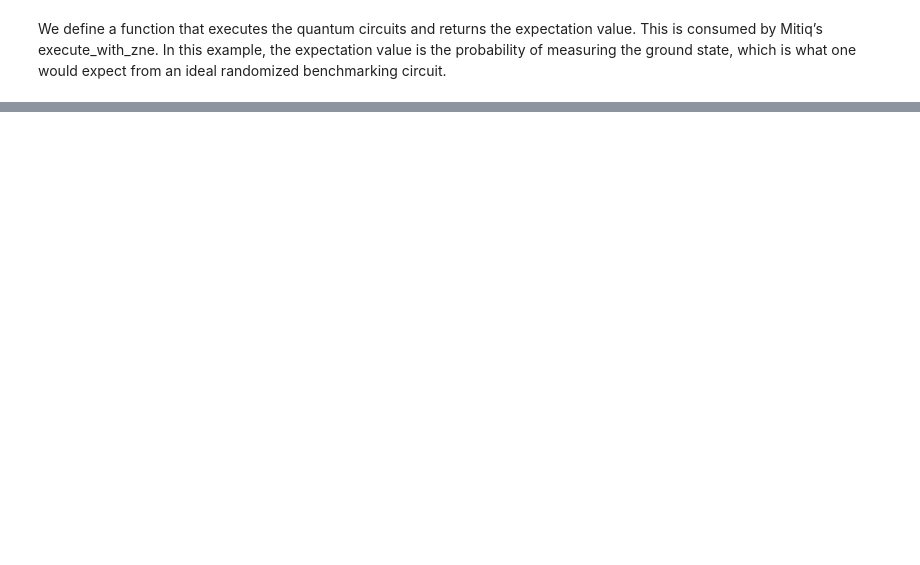
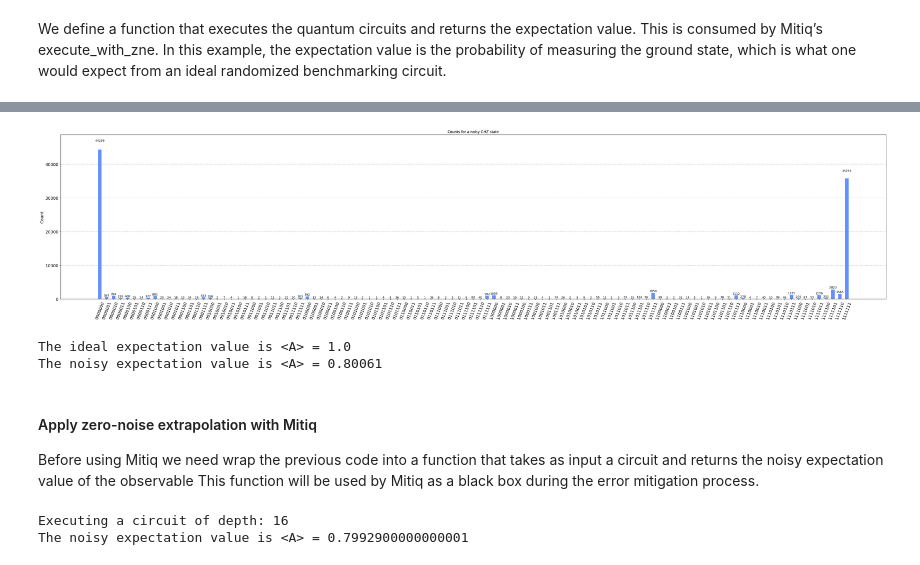
Before and after one commit to AlexandrosPeltekis/ErrorMit, a Jupyter notebook: mitiq_testing_ella.ipynb, the cells around one changed output, grey strips where cells are left out. Drawn from its saved outputs; the diff is of its cells as text; code cells hidden in the pictures; blank space fills up the shorter version.

```diff
--- a/mitiq_testing_ella.ipynb
+++ b/mitiq_testing_ella.ipynb
@@ -105,0 +284,40 @@ SyntaxError: invalid syntax (3528599804.py, line 1)
+# %%
+# We now execute the same circuit on a noisy backend (a classical emulator of a real QPU)
+
+noisy_backend = FakeJakarta() # QPU emulator
+
+# Compile the circuit into the native gates of the backend
+compiled_circuit = transpile(circuit_to_run, noisy_backend)
+
+# Run the simulation on the noisy backend
+
+noisy_job = execute(compiled_circuit, noisy_backend, shots=shots)
+noisy_result = noisy_job.result()
+noisy_counts = noisy_result.get_counts()
+
+plot_histogram(noisy_counts, title='Counts for a noisy GHZ state', figsize=(50, 10))
+# %% [output]
+[figure, added]
+# %%
+def A_expectation_val(counts):
+    probabilities = {outcome: count / shots for outcome, count in counts.items()}
+    expectation_val = 0
+    for outcome, probability in probabilities.items():
+        if outcome == '0'*n_qubits or outcome == '1'*n_qubits:
+            expectation_val += probability
+    return expectation_val
+
+
+ideal_expectation_value = A_expectation_val(ideal_counts)
+noisy_expectation_value = A_expectation_val(noisy_counts)
+
+
+print(f"The ideal expectation value is <A> = {ideal_expectation_value}")
+print(f"The noisy expectation value is <A> = {noisy_expectation_value}")
+# %% [output]
+The ideal expectation value is <A> = 1.0
+The noisy expectation value is <A> = 0.80061
+# %% [markdown]
+#### Apply zero-noise extrapolation with Mitiq
+Before using Mitiq we need wrap the previous code into a function that takes as input a circuit and returns the noisy expectation value of the observable
+This function will be used by Mitiq as a black box during the error mitigation process.
@@ -105,0 +333,5 @@ SyntaxError: invalid syntax (3528599804.py, line 1)
+# %%
+print(f"The noisy expectation value is <A> = {execute(compiled_circuit)}")
+# %% [output]
+Executing a circuit of depth: 16
+The noisy expectation value is <A> = 0.7992900000000001
```
Also changed, not shown: parts of 19 cells of this notebook, 1 other file.
